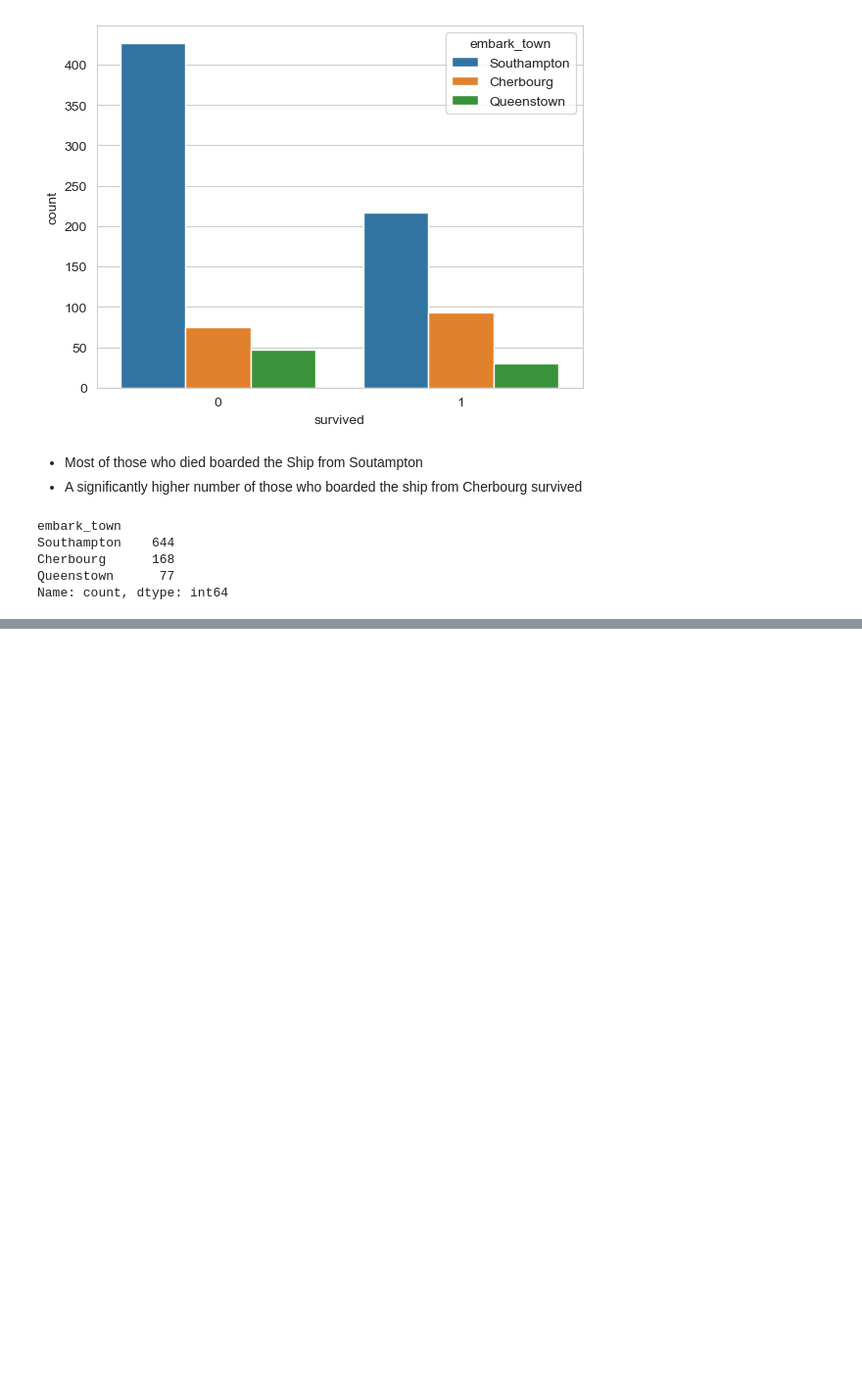
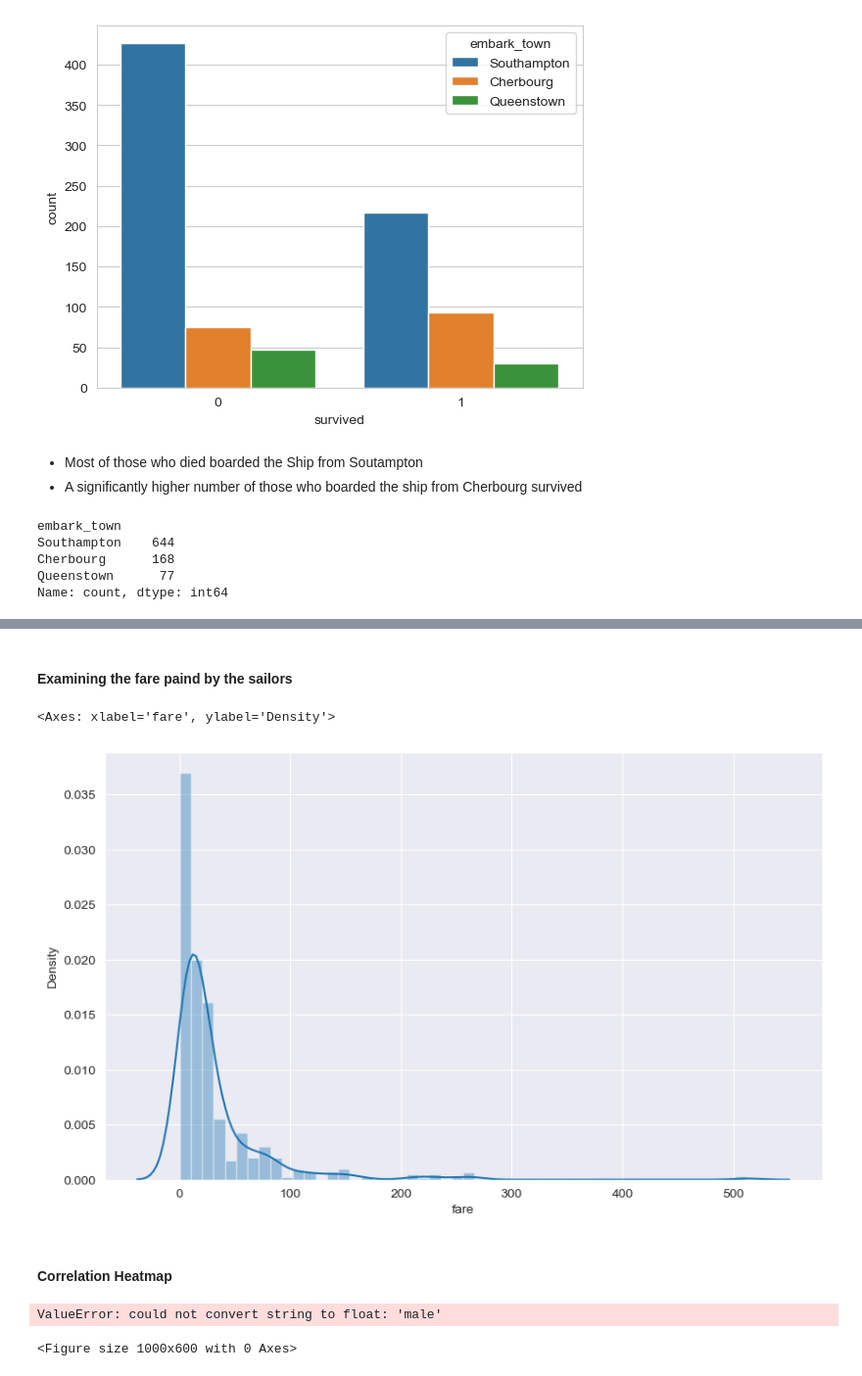
Before and after one commit to kin-yao/udemyy-python, a Jupyter notebook: Logistic_Regression.ipynb, the cells around one changed output, grey strips where cells are left out. Shown: that part at 98% size. Cells and saved outputs as stored; diff of their text form; code cells hidden in the pictures; blank space fills up the shorter version.

```diff
--- a/Logistic_Regression.ipynb
+++ b/Logistic_Regression.ipynb
@@ -267,0 +282,16 @@ Name: count, dtype: int64
+# %% [markdown]
+#### Examining the fare paind by the sailors
+# %%
+plt.figure(figsize = (10, 6))
+sns.distplot(df["fare"])
+# %% [output]
+<Axes: xlabel='fare', ylabel='Density'>
+[figure, added]
+# %% [markdown]
+#### Correlation Heatmap
+# %%
+plt.figure(figsize = (10, 6))
+sns.heatmap(df.corr(), annot = True)
+# %% [output]
+ValueError: could not convert string to float: 'male'
+<Figure size 1000x600 with 0 Axes>
```
Also changed, not shown: parts of 11 cells of this notebook.
